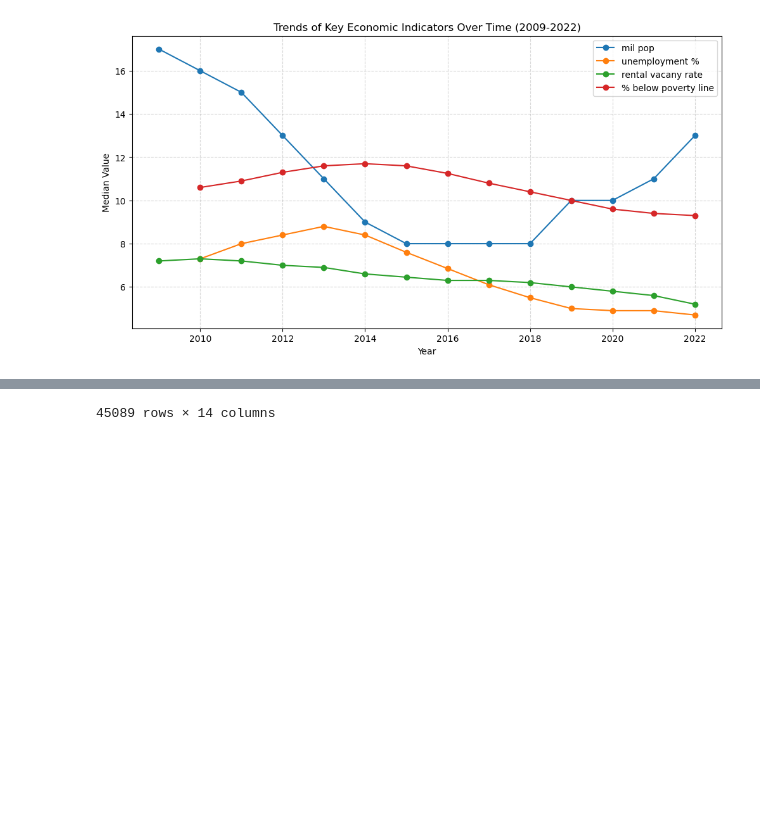
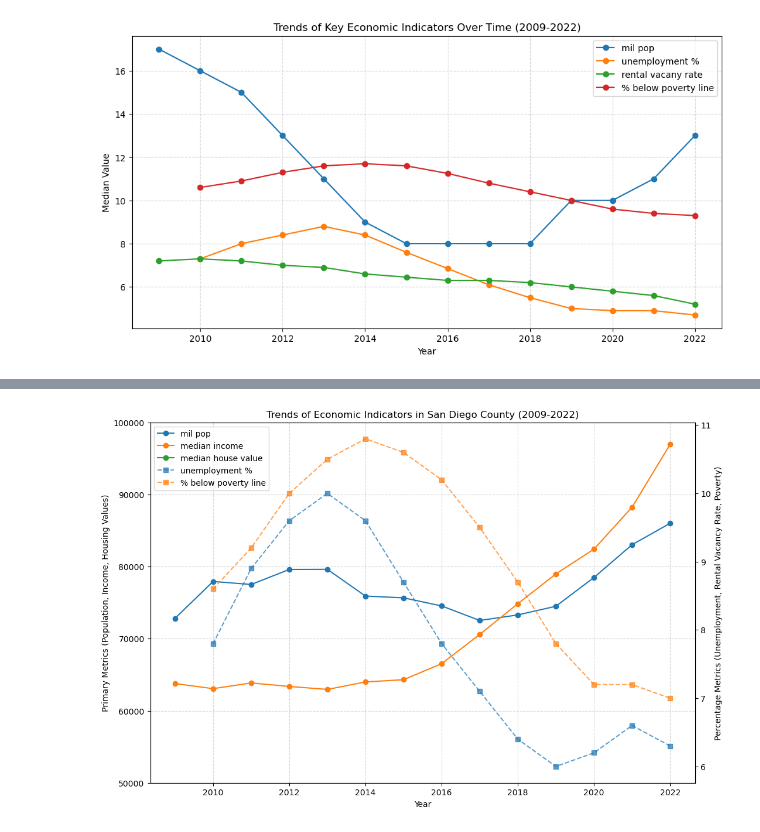
Before and after one commit to kellerl7/Milestone_2, a Jupyter notebook: Vizs/VIZs_2.ipynb, the cells around one changed output, grey strips where cells are left out. Saved outputs shown, nothing was run; the diff lists cells and outputs as text; code cells hidden in the pictures; blank space fills up the shorter version.

```diff
--- a/Vizs/VIZs_2.ipynb
+++ b/Vizs/VIZs_2.ipynb
@@ -387,3 +262,59 @@ plt.show()
 # %%
-df
+import pandas as pd
+import matplotlib.pyplot as plt
+import os
+
+# Define the data folder path
+data_folder = r"c:\Users\Ankit\Documents\Milestone II project\Milestone_2\Data"
+merged_file = os.path.join(data_folder, "merged_census_data.csv")
+
+# Read the dataset
+df = pd.read_csv(merged_file)
+
+# Convert numeric columns to the correct data type
+numeric_columns = [
+    "mil pop", "unemployment %", "mean income", "median income",
+    "vacant housing units", "rental vacany rate", "% below poverty line",
+    "median house value"
+]
+
+df[numeric_columns] = df[numeric_columns].apply(pd.to_numeric, errors='coerce')
+
+# Filter data for 'San Diego County, California'
+county_df = df[df["NAME"] == "San Diego County, California"]
+
+# Define columns for the primary and secondary y-axis
+primary_columns = ["mil pop", "median income", "median house value"]
+secondary_columns = ["unemployment %", "% below poverty line"]
+
+# Create the plot
+fig, ax1 = plt.subplots(figsize=(12, 8))
+
+# Plot primary axis data
+for col in primary_columns:
+    ax1.plot(county_df["Year"], county_df[col], marker="o", label=col)
+
+ax1.set_xlabel("Year")
+ax1.set_ylabel("Primary Metrics (Population, Income, Housing Values)")
+ax1.set_title("Trends of Economic Indicators in San Diego County (2009-2022)")
+
+# Set y-axis limits
+ax1.set_ylim(50000, 100000)  # Setting the range for the first y-axis
+
+# Create secondary axis
+ax2 = ax1.twinx()
+for col in secondary_columns:
+    ax2.plot(county_df["Year"], county_df[col], marker="s", linestyle="--", label=col, alpha=0.7)
+
+ax2.set_ylabel("Percentage Metrics (Unemployment, Rental Vacancy Rate, Poverty)")
+
+# Merge legends from both axes
+lines_1, labels_1 = ax1.get_legend_handles_labels()
+lines_2, labels_2 = ax2.get_legend_handles_labels()
+ax1.legend(lines_1 + lines_2, labels_1 + labels_2, loc="best")
+
+ax1.grid(True, linestyle="--", alpha=0.5)
+
+# Show the plot
+plt.show()
 # %% [output]
@@ -402 +321 @@ df
-45089 rows × 14 columns
+[figure, added]
```
Also changed, not shown: parts of 17 cells of this notebook.
